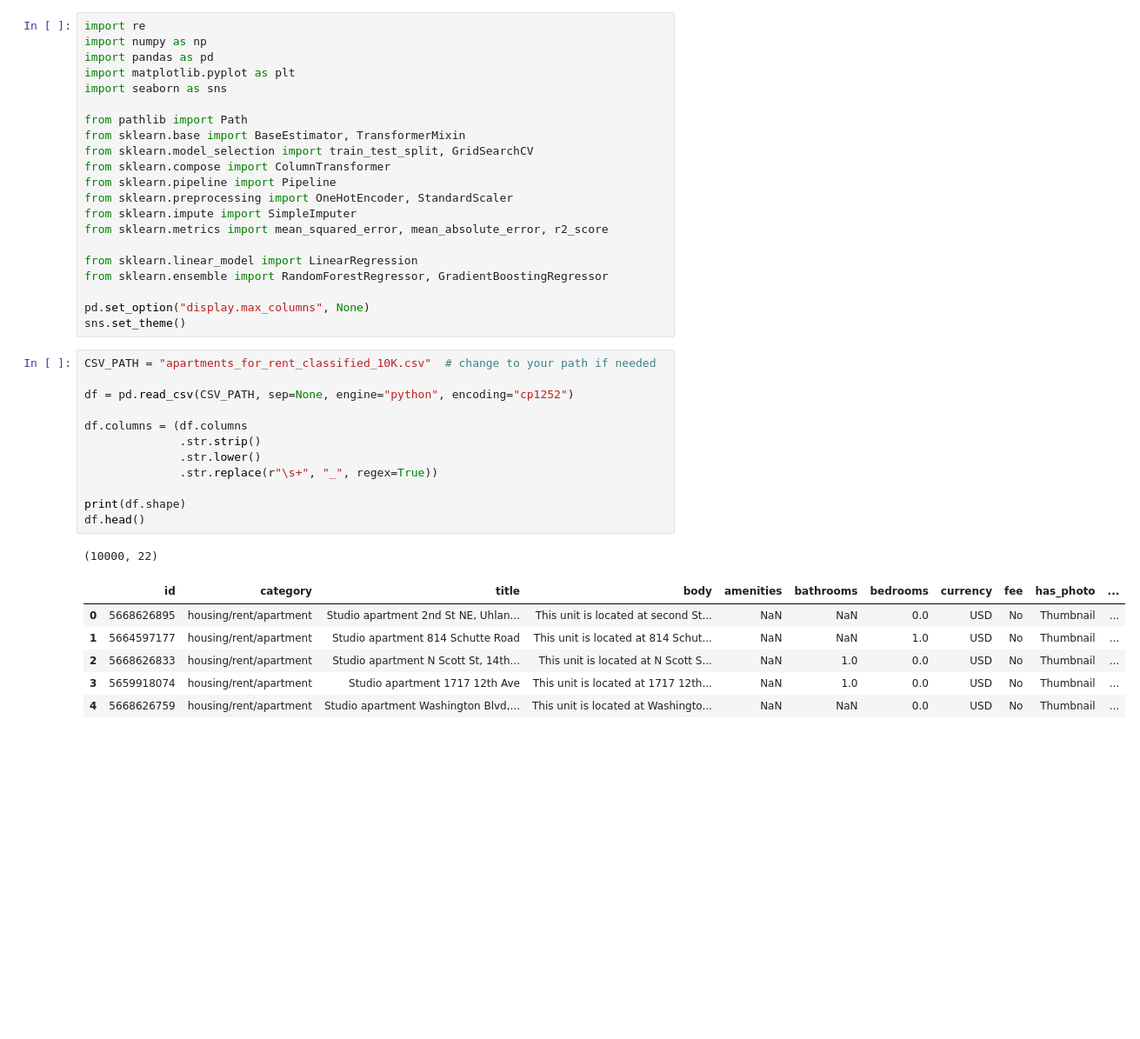
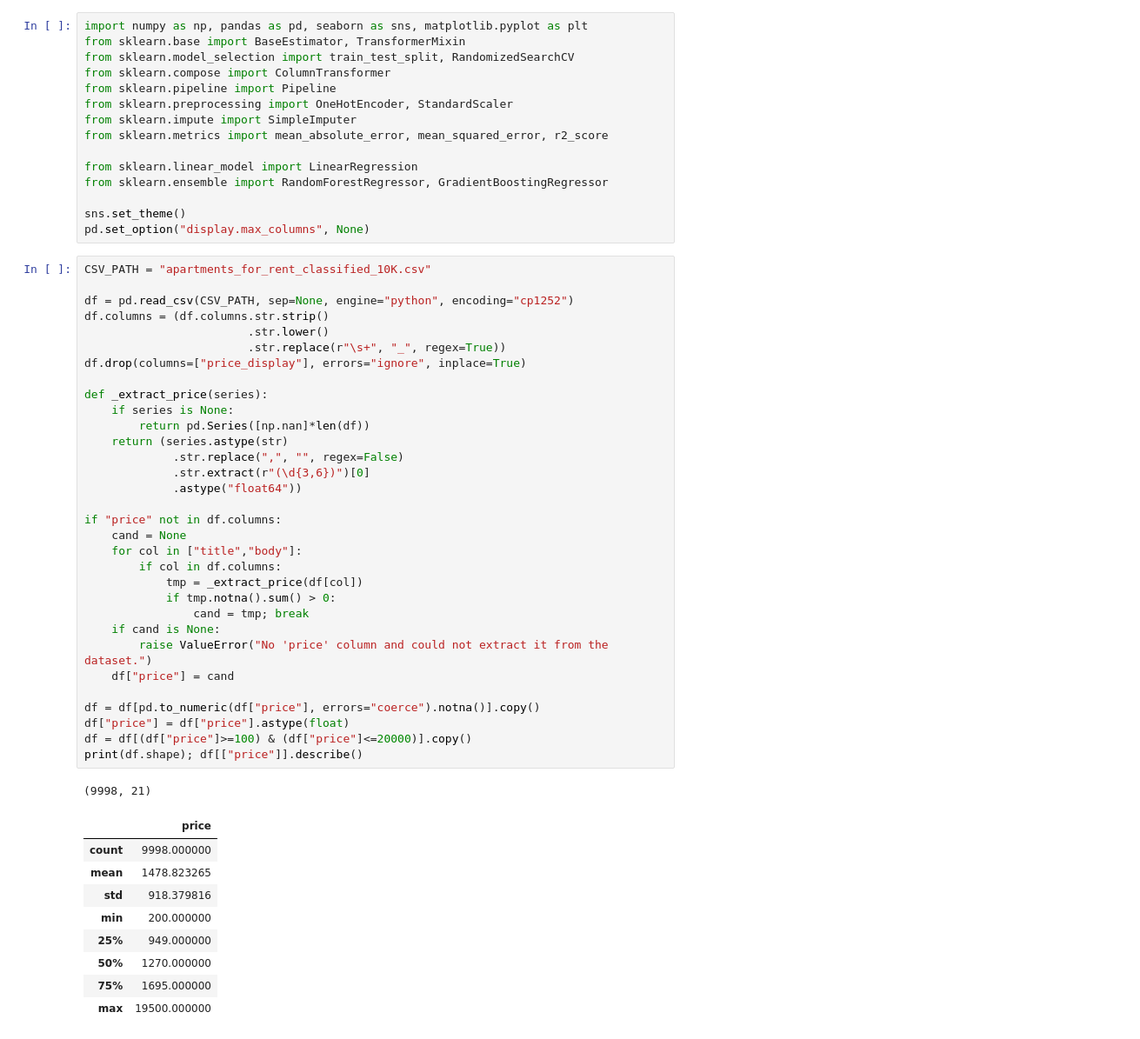
Before and after one commit to beatricemailum/CSCI316_GroupAssignment, a Jupyter notebook: CSCI316_G18_Task1.ipynb, the cells around one changed output. Shown: that part at 87% size. Cells and saved outputs as stored; diff of their text form; blank space fills up the shorter version.

```diff
--- a/CSCI316_G18_Task1.ipynb
+++ b/CSCI316_G18_Task1.ipynb
@@ -29,42 +7,59 @@ Requirement already satisfied: types-python-dateutil>=2.8.10 in c:\users\noora\a
 # %%
-import re
-import numpy as np
-import pandas as pd
-import matplotlib.pyplot as plt
-import seaborn as sns
-
-from pathlib import Path
+import numpy as np, pandas as pd, seaborn as sns, matplotlib.pyplot as plt
 from sklearn.base import BaseEstimator, TransformerMixin
-from sklearn.model_selection import train_test_split, GridSearchCV
+from sklearn.model_selection import train_test_split, RandomizedSearchCV
 from sklearn.compose import ColumnTransformer
 from sklearn.pipeline import Pipeline
 from sklearn.preprocessing import OneHotEncoder, StandardScaler
 from sklearn.impute import SimpleImputer
-from sklearn.metrics import mean_squared_error, mean_absolute_error, r2_score
+from sklearn.metrics import mean_absolute_error, mean_squared_error, r2_score
 
 from sklearn.linear_model import LinearRegression
 from sklearn.ensemble import RandomForestRegressor, GradientBoostingRegressor
 
+sns.set_theme()
 pd.set_option("display.max_columns", None)
-sns.set_theme()
 # %%
-CSV_PATH = "apartments_for_rent_classified_10K.csv"  # change to your path if needed
+CSV_PATH = "apartments_for_rent_classified_10K.csv"
 
 df = pd.read_csv(CSV_PATH, sep=None, engine="python", encoding="cp1252")
+df.columns = (df.columns.str.strip()
+                        .str.lower()
+                        .str.replace(r"\s+", "_", regex=True))
+df.drop(columns=["price_display"], errors="ignore", inplace=True)
 
-df.columns = (df.columns
-              .str.strip()
-              .str.lower()
-              .str.replace(r"\s+", "_", regex=True))
+def _extract_price(series):
+    if series is None:
+        return pd.Series([np.nan]*len(df))
+    return (series.astype(str)
+             .str.replace(",", "", regex=False)
+             .str.extract(r"(\d{3,6})")[0]
+             .astype("float64"))
 
-print(df.shape)
-df.head()
+if "price" not in df.columns:
+    cand = None
+    for col in ["title","body"]:
+        if col in df.columns:
+            tmp = _extract_price(df[col])
+            if tmp.notna().sum() > 0:
+                cand = tmp; break
+    if cand is None:
+        raise ValueError("No 'price' column and could not extract it from the dataset.")
+    df["price"] = cand
+
+df = df[pd.to_numeric(df["price"], errors="coerce").notna()].copy()
+df["price"] = df["price"].astype(float)
+df = df[(df["price"]>=100) & (df["price"]<=20000)].copy()
+print(df.shape); df[["price"]].describe()
 # %% [output]
-(10000, 22)
+(9998, 21)
-|  | id | category | title | body | amenities | bathrooms | bedrooms | currency | fee | has_photo | ... |
-| 0 | 5668626895 | housing/rent/apartment | Studio apartment 2nd St NE, Uhlan... | This unit is located at second St... | NaN | NaN | 0.0 | USD | No | Thumbnail | ... |
-| 1 | 5664597177 | housing/rent/apartment | Studio apartment 814 Schutte Road | This unit is located at 814 Schut... | NaN | NaN | 1.0 | USD | No | Thumbnail | ... |
-| 2 | 5668626833 | housing/rent/apartment | Studio apartment N Scott St, 14th... | This unit is located at N Scott S... | NaN | 1.0 | 0.0 | USD | No | Thumbnail | ... |
-| 3 | 5659918074 | housing/rent/apartment | Studio apartment 1717 12th Ave | This unit is located at 1717 12th... | NaN | 1.0 | 0.0 | USD | No | Thumbnail | ... |
-| 4 | 5668626759 | housing/rent/apartment | Studio apartment Washington Blvd,... | This unit is located at Washingto... | NaN | NaN | 0.0 | USD | No | Thumbnail | ... |
+|  | price |
+| count | 9998.000000 |
+| mean | 1478.823265 |
+| std | 918.379816 |
+| min | 200.000000 |
+| 25% | 949.000000 |
+| 50% | 1270.000000 |
+| 75% | 1695.000000 |
+| max | 19500.000000 |
 # %%
```
Also changed, not shown: parts of 7 cells of this notebook.
